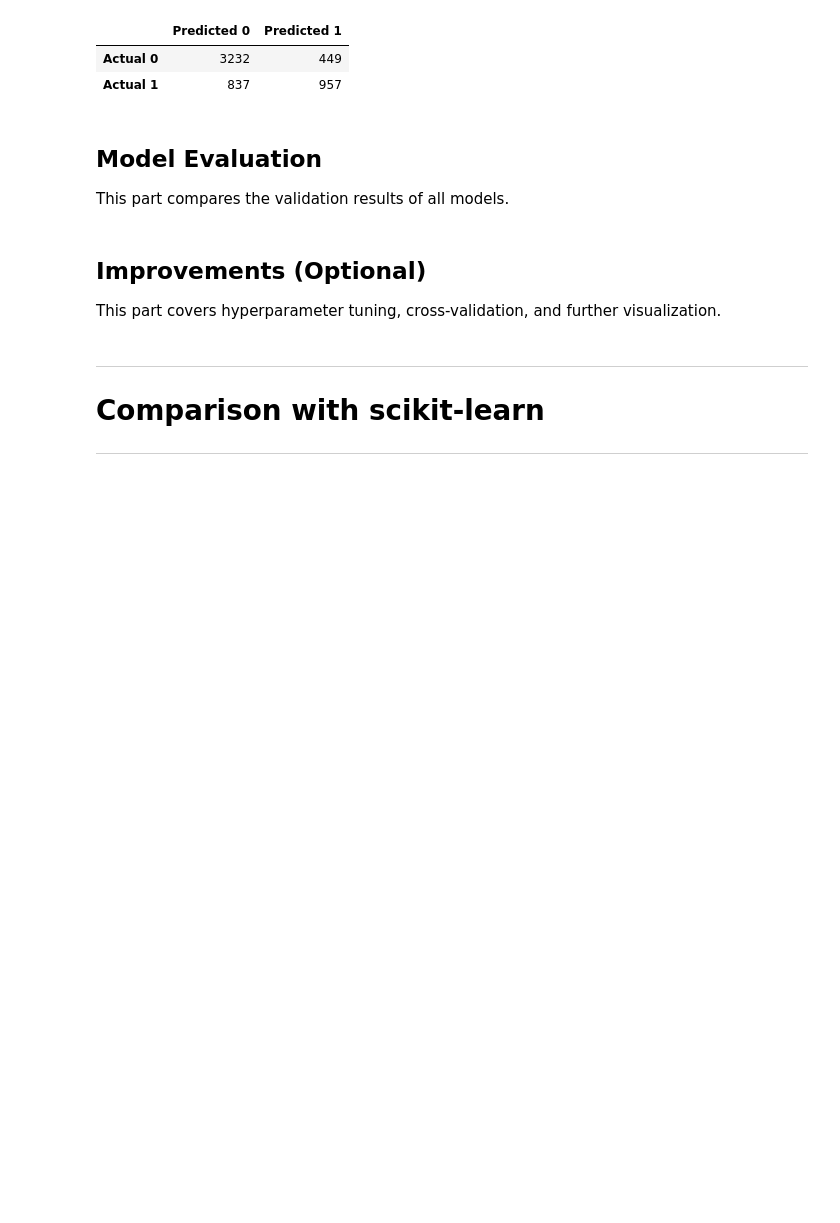
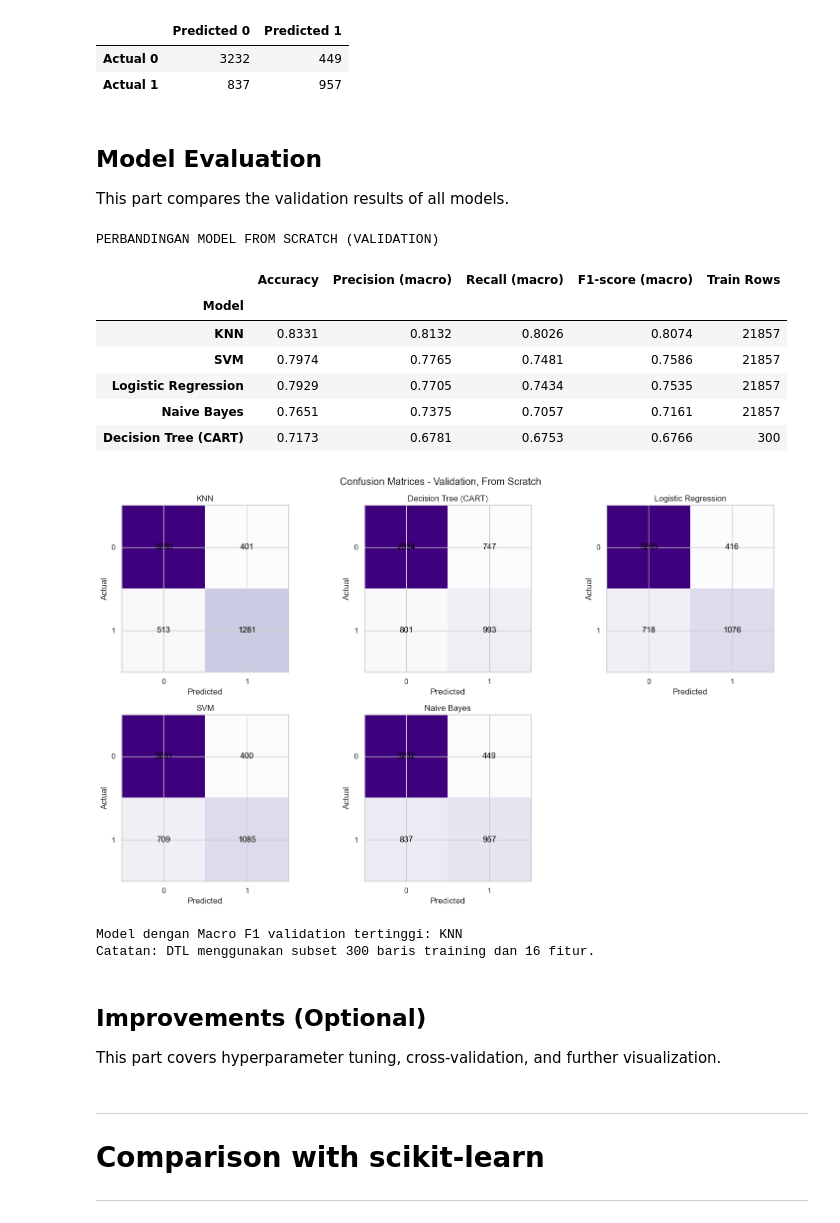
Before and after one commit to EliWidjojo/IF3170_G28_HaalinghamJayaAO3, a Jupyter notebook: notebooks/Notebook Tugas Besar 2 IF3170 Inteligensi Artifisial 2026-2027..ipynb, the cells around one changed output. Drawn from its saved outputs; the diff is of its cells as text; code cells hidden in the pictures; blank space fills up the shorter version.

```diff
--- a/notebooks/Notebook Tugas Besar 2 IF3170 Inteligensi Artifisial 2026-2027..ipynb
+++ b/notebooks/Notebook Tugas Besar 2 IF3170 Inteligensi Artifisial 2026-2027..ipynb
@@ -1270,7 +1395,73 @@ Confusion Matrix:
 
 This part compares the validation results of all models.
 # %%
-# Write your code here
+# Gunakan model terbaik yang sudah dipilih di setiap bagian modeling.
+evaluation_models = {
+    'KNN':         {'model': knn_model,       'X_val': X_val_knn, 'y_val': y_val_knn},
+    'Decision Tree (CART)': {'model': dtl_model, 'X_val': X_val_dtl, 'y_val': y_val_dtl},
+    'Logistic Regression':  {'model': best_lr_model, 'X_val': X_val_lr, 'y_val': y_val_lr},
+    'SVM':         {'model': best_svm_model,  'X_val': X_val_svm, 'y_val': y_val_svm},
+    'Naive Bayes': {'model': best_nb_model,   'X_val': X_val_nb,  'y_val': y_val_nb},
+}
+
+summary_rows = []
+evaluation_preds = {}
+for name, obj in evaluation_models.items():
+    true_y = np.asarray(obj['y_val']).ravel()
+    pred_y = np.asarray(obj['model'].predict(obj['X_val'])).ravel()
+    if len(true_y) != len(pred_y):
+        raise ValueError(f'Ukuran prediksi tidak cocok pada {name}')
+    evaluation_preds[name] = pred_y
+    summary_rows.append({
+        'Model': name,
+        'Accuracy': accuracy_score(true_y, pred_y),
+        'Precision (macro)': precision_score(true_y, pred_y, average='macro', zero_division=0),
+        'Recall (macro)': recall_score(true_y, pred_y, average='macro', zero_division=0),
+        'F1-score (macro)': f1_score(true_y, pred_y, average='macro', zero_division=0),
+        'Train Rows': len(y_train_dtl) if name == 'Decision Tree (CART)' else len(y_train_processed),
+    })
+
+evaluation_summary_df = pd.DataFrame(summary_rows).set_index('Model')
+evaluation_summary_df = evaluation_summary_df.sort_values('F1-score (macro)', ascending=False)
+print('PERBANDINGAN MODEL FROM SCRATCH (VALIDATION)')
+display(evaluation_summary_df.round(4))
+
+# Gunakan himpunan label identik (urutan dari target validation) untuk semua model.
+all_labels = np.unique(np.asarray(y_val_processed))
+fig, axes = plt.subplots(2, 3, figsize=(15, 9))
+for ax, (name, obj) in zip(axes.flat, evaluation_models.items()):
+    cm = confusion_matrix(np.asarray(obj['y_val']), evaluation_preds[name], labels=all_labels)
+    ax.imshow(cm, cmap='Purples')
+    for (r, c), value in np.ndenumerate(cm):
+        ax.text(c, r, str(value), ha='center', va='center', color='black')
+    ax.set(xticks=range(len(all_labels)), yticks=range(len(all_labels)),
+           xticklabels=all_labels, yticklabels=all_labels,
+           xlabel='Predicted', ylabel='Actual', title=name)
+for ax in axes.flat[len(evaluation_models):]:
+    ax.axis('off')
+plt.suptitle('Confusion Matrices - Validation, From Scratch')
+plt.tight_layout()
+output_path = Path(CFG.OUTPUT_DIR)
+output_path.mkdir(parents=True, exist_ok=True)
+fig.savefig(output_path / 'confusion_matrix_all_models.png', dpi=180, bbox_inches='tight')
+plt.show()
+
+best_model_name = evaluation_summary_df.index[0]
+print(f'Model dengan Macro F1 validation tertinggi: {best_model_name}')
+print('Catatan: DTL menggunakan subset', len(y_train_dtl),
+      'baris training dan', len(DTL_FEATURE_IDX), 'fitur.')
+# %% [output]
+PERBANDINGAN MODEL FROM SCRATCH (VALIDATION)
+|  | Accuracy | Precision (macro) | Recall (macro) | F1-score (macro) | Train Rows |
+| Model |  |  |  |  |  |
+| KNN | 0.8331 | 0.8132 | 0.8026 | 0.8074 | 21857 |
+| SVM | 0.7974 | 0.7765 | 0.7481 | 0.7586 | 21857 |
+| Logistic Regression | 0.7929 | 0.7705 | 0.7434 | 0.7535 | 21857 |
+| Naive Bayes | 0.7651 | 0.7375 | 0.7057 | 0.7161 | 21857 |
+| Decision Tree (CART) | 0.7173 | 0.6781 | 0.6753 | 0.6766 | 300 |
+[figure, added]
+Model dengan Macro F1 validation tertinggi: KNN
+Catatan: DTL menggunakan subset 300 baris training dan 16 fitur.
 # %% [markdown]
 ## Improvements (Optional)
 
```
Also changed, not shown: parts of 9 cells of this notebook, 3 other files.
